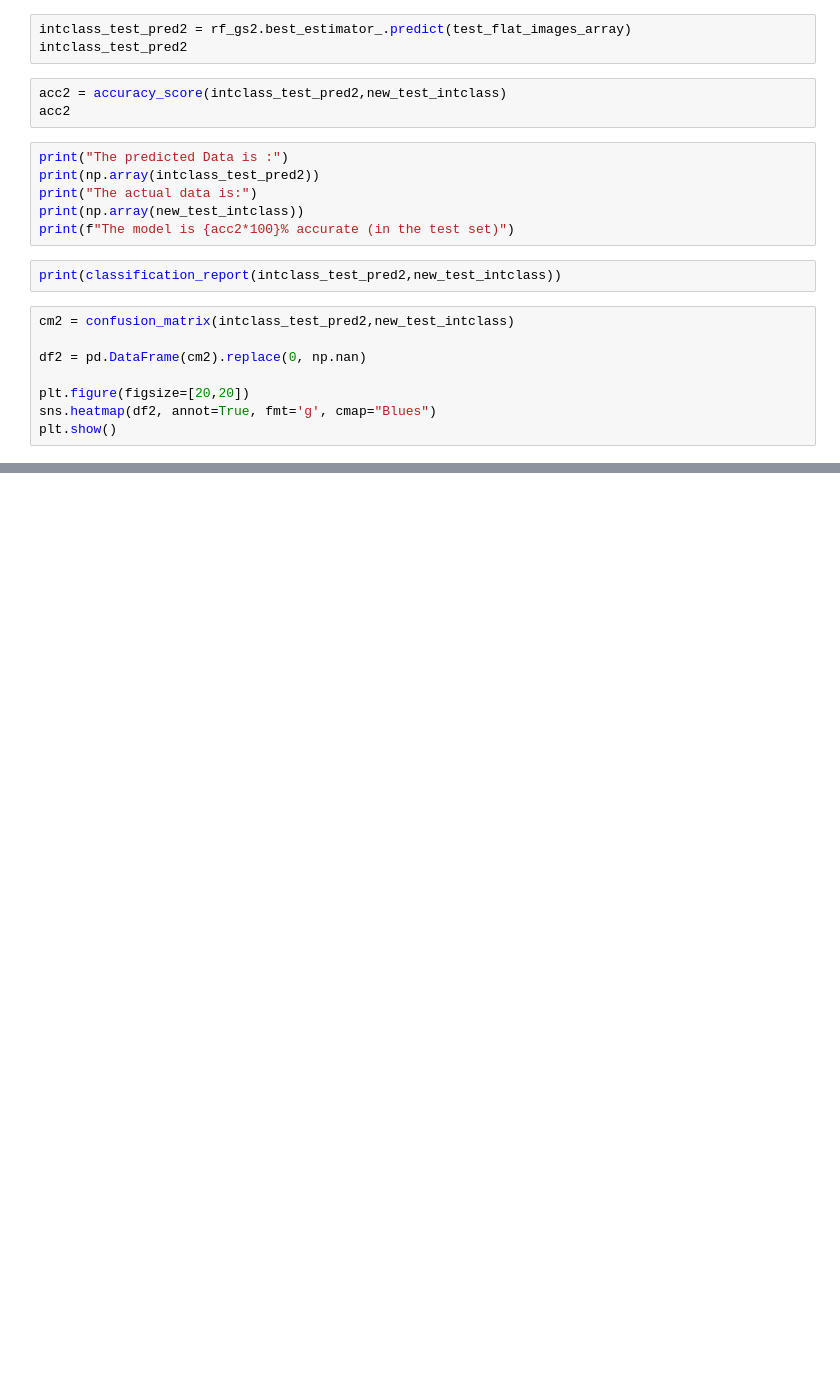
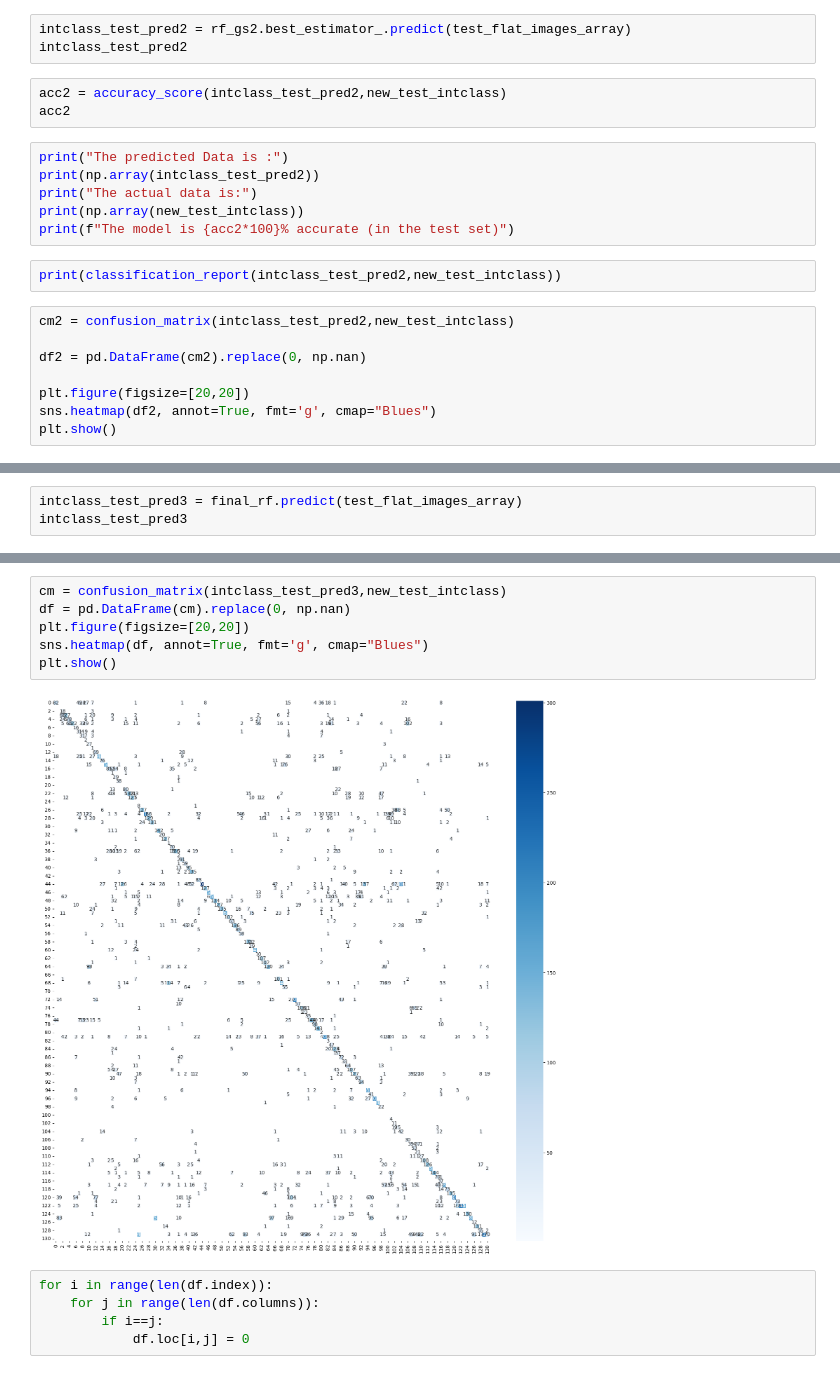
Before and after one commit to AdrianoGomes99/ImageClassification, a Jupyter notebook: RF.ipynb, the cells around one changed output, grey strips where cells are left out. Saved outputs shown, nothing was run; the diff lists cells and outputs as text; blank space fills up the shorter version.

```diff
--- a/RF.ipynb
+++ b/RF.ipynb
@@ -330,0 +572,3 @@ print("{0.2f}% accuracy with a standard deviation of {0.2f}%".format (scores.mea
+# %%
+intclass_test_pred3 = final_rf.predict(test_flat_images_array)
+intclass_test_pred3
@@ -330,0 +614,13 @@ print("{0.2f}% accuracy with a standard deviation of {0.2f}%".format (scores.mea
+# %%
+cm = confusion_matrix(intclass_test_pred3,new_test_intclass)
+df = pd.DataFrame(cm).replace(0, np.nan)
+plt.figure(figsize=[20,20])
+sns.heatmap(df, annot=True, fmt='g', cmap="Blues")
+plt.show()
+# %% [output]
+[figure, added]
+# %%
+for i in range(len(df.index)):
+    for j in range(len(df.columns)):
+        if i==j:
+            df.loc[i,j] = 0
```
Also changed, not shown: parts of 51 cells of this notebook.
